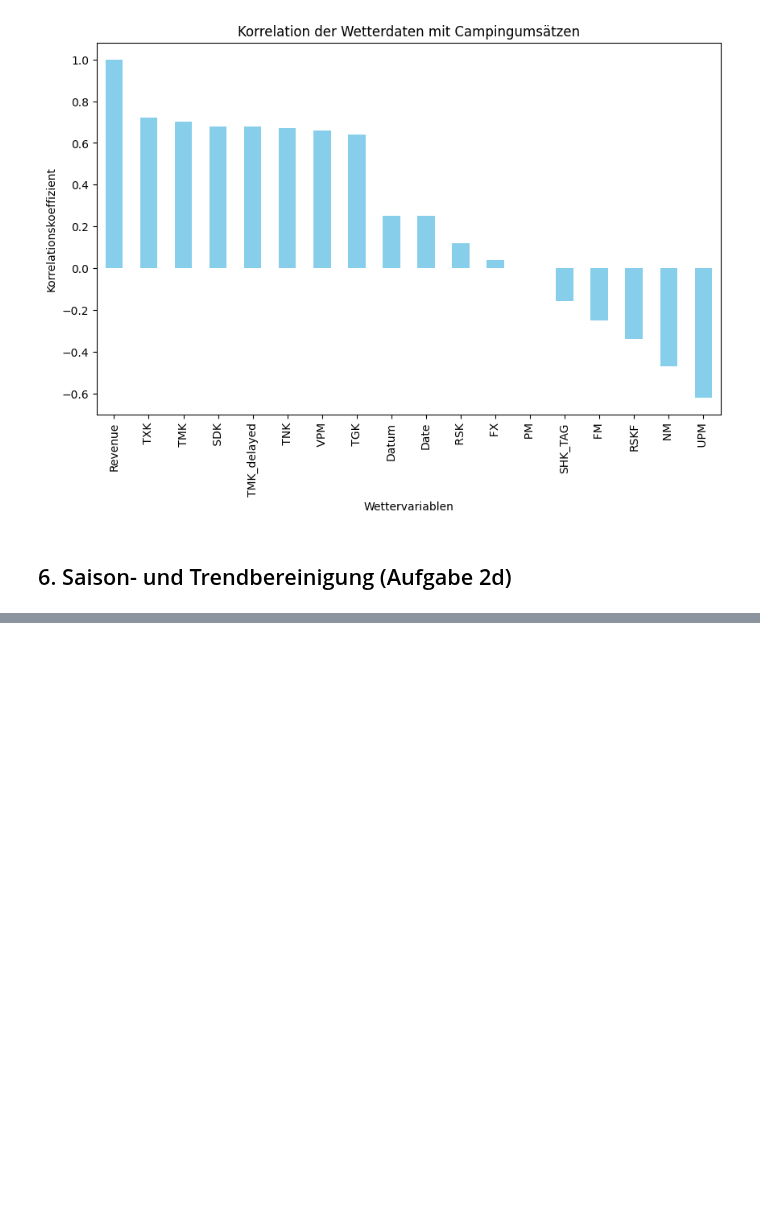
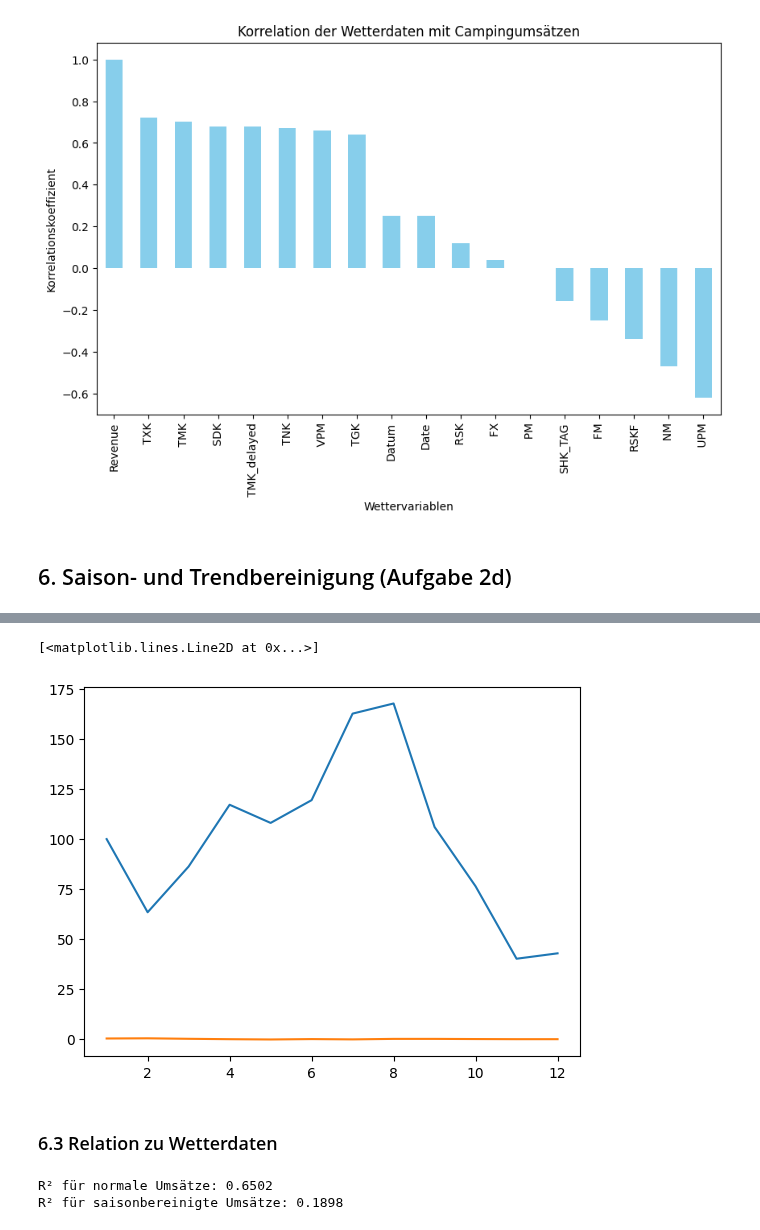
Before and after one commit to Fxvdi/dabi2-project, a Jupyter notebook: Aufgabe2.ipynb, the cells around one changed output, grey strips where cells are left out. Cells and saved outputs as stored; diff of their text form; code cells hidden in the pictures; blank space fills up the shorter version.

```diff
--- a/Aufgabe2.ipynb
+++ b/Aufgabe2.ipynb
@@ -279,0 +308,43 @@ fig_detrend.show()
+# %%
+# Vergleich der Umsätze vor und nach Bereinigung
+
+df_merged['month'] = df_merged['Datum'].dt.month
+
+# Durchschnittliche monatliche Umsätze in den Originaldaten
+seasonal_original = df_merged.groupby('month')['Revenue'].mean()
+
+# Durchschnittliche monatliche Umsätze in den saisonbereinigten Daten
+seasonal_deseasonalized = df_merged.groupby('month')['Revenue_deseasonalized'].mean()
+plt.plot(seasonal_original)
+plt.plot(seasonal_deseasonalized)
+# %% [output]
+[<matplotlib.lines.Line2D at 0x...>]
+[figure, added]
+# %% [markdown]
+### 6.3 Relation zu Wetterdaten
+# %%
+# Spalten mit allen Wetterdaten auswählen
+wetterdaten_filter = df_merged.columns.tolist()
+wetterdaten_liste = wetterdaten_filter[2:16]
+
+# Vorbereiten der Wetterdaten
+X = df_merged[wetterdaten_liste]
+
+# Regression für normale Umsätze
+y_normal = df_merged['Revenue']
+model_normal = LinearRegression()
+model_normal.fit(X, y_normal)
+y_pred_normal = model_normal.predict(X)
+r2_normal = r2_score(y_normal, y_pred_normal)
+print(f"R² für normale Umsätze: {r2_normal:.4f}")
+
+# Regression für saisonbereinigte Umsätze
+y_deseasonalized = df_merged['Revenue_deseasonalized']
+model_deseasonalized = LinearRegression()
+model_deseasonalized.fit(X, y_deseasonalized)
+y_pred_deseasonalized = model_deseasonalized.predict(X)
+r2_deseasonalized = r2_score(y_deseasonalized, y_pred_deseasonalized)
+print(f"R² für saisonbereinigte Umsätze: {r2_deseasonalized:.4f}")
+# %% [output]
+R² für normale Umsätze: 0.6502
+R² für saisonbereinigte Umsätze: 0.1898
```
Also changed, not shown: parts of 10 cells of this notebook.
